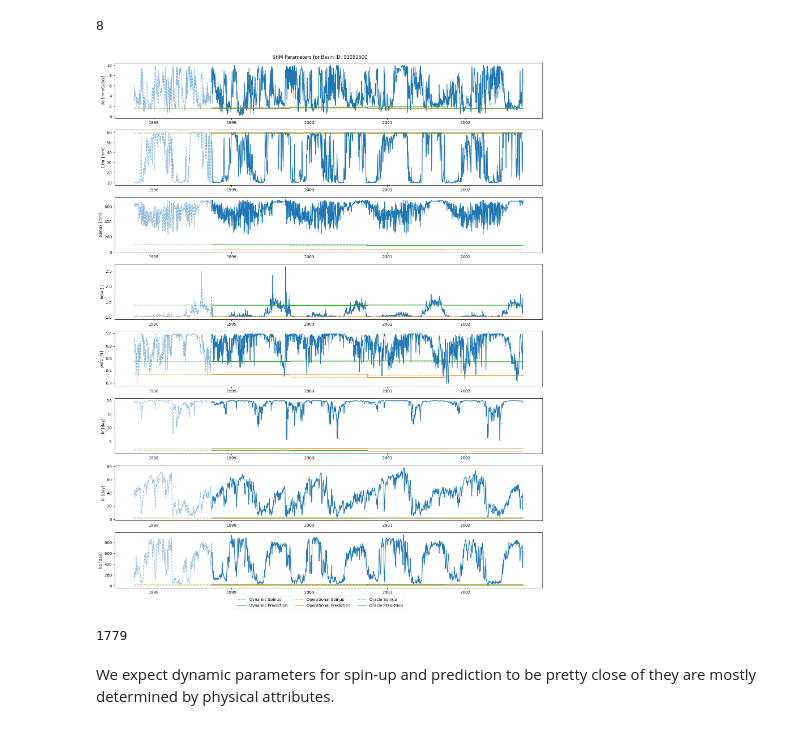
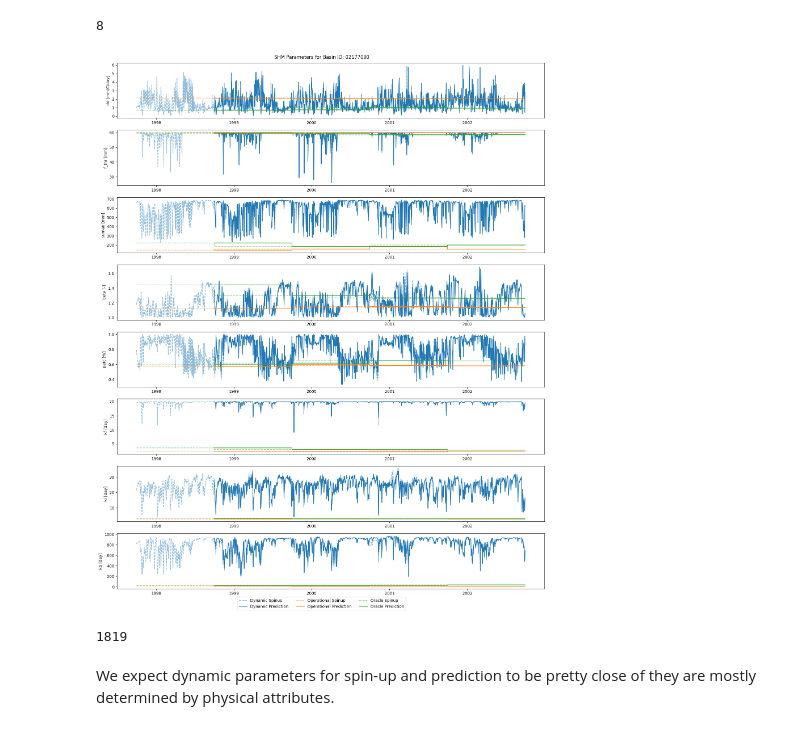
Before and after one commit to mines-ciroh/neuralhydrology-dcfe, a Jupyter notebook: examples/08-SHM/shm_training.ipynb, the cells around one changed output. Cells and saved outputs as stored; diff of their text form; code cells hidden in the pictures.

```diff
--- a/examples/08-SHM/shm_training.ipynb
+++ b/examples/08-SHM/shm_training.ipynb
@@ -1228,41 +1228,41 @@ len(param_keys)
 8
 # %%
 param_unit_keys = ['[mm/C/day]', '[mm]', '[mm]', '[-]', '[%]', '[day]', '[day]', '[day]']
-basin = basin_keys[3]
+basin = '02177000' #basin_keys[3]
 param_interest = param_keys[0]
 param_dates = full_dynamic_shm_all_results['datetime']
 
 fig, ax = plt.subplots(figsize=(16,2.5*len(param_keys)), nrows=len(param_keys), ncols=1)
 for i, param_interest in enumerate(param_keys):
     label_dynamic_spinup = "Dynamic Spinup" if i == 0 else None
     label_dynamic_prediction = "Dynamic Prediction" if i == 0 else None
     label_operational_spinup = "Operational Spinup" if i == 0 else None
     label_operational_prediction = "Operational Prediction" if i == 0 else None
     label_oracle_spinup = "Oracle Spinup" if i == 0 else None
     label_oracle_prediction = "Oracle Prediction" if i == 0 else None
     ax[i].plot(param_dates, full_dynamic_shm_all_results[basin]["spinup_parameters"][param_interest],
                color="tab:blue", label=label_dynamic_spinup, linestyle='--', alpha = 0.5)
     ax[i].plot(param_dates, full_dynamic_shm_all_results[basin]["prediction_parameters"][param_interest],
                color="tab:blue", label=label_dynamic_prediction, linestyle='-')
     ax[i].plot(param_dates, full_operational_shm_all_results[basin]["spinup_parameters"][param_interest],
                color="tab:orange", label=label_operational_spinup, linestyle='--', alpha = 0.5)
     ax[i].plot(param_dates, full_operational_shm_all_results[basin]["prediction_parameters"][param_interest],
                color="tab:orange", label=label_operational_prediction, linestyle='-')
     ax[i].plot(param_dates, full_oracle_shm_all_results[basin]["spinup_parameters"][param_interest],
                color="tab:green", label=label_oracle_spinup, linestyle='--', alpha = 0.5)
     ax[i].plot(param_dates, full_oracle_shm_all_results[basin]["prediction_parameters"][param_interest],
                color="tab:green", label=label_oracle_prediction, linestyle='-')
     ax[i].set_ylabel(f"{param_interest} {param_unit_keys[i]}")
 fig.legend(loc="lower center", ncol=3)
 fig.suptitle(f"SHM Parameters for Basin ID: {basin}")
 plt.tight_layout(rect=[0, 0.02, 1, 0.99])
 # %% [output]
-[figure, old version]
+[figure, new version]
 # %%
 np.sum(~np.isclose(full_dynamic_shm_all_results[basin]["spinup_parameters"][param_interest],
                    full_dynamic_shm_all_results[basin]["prediction_parameters"][param_interest], atol=1e-6))
 # %% [output]
-1779
+1819
 # %% [markdown]
 We expect dynamic parameters for spin-up and prediction to be pretty close of they are mostly determined by physical attributes.
 # %%
```
